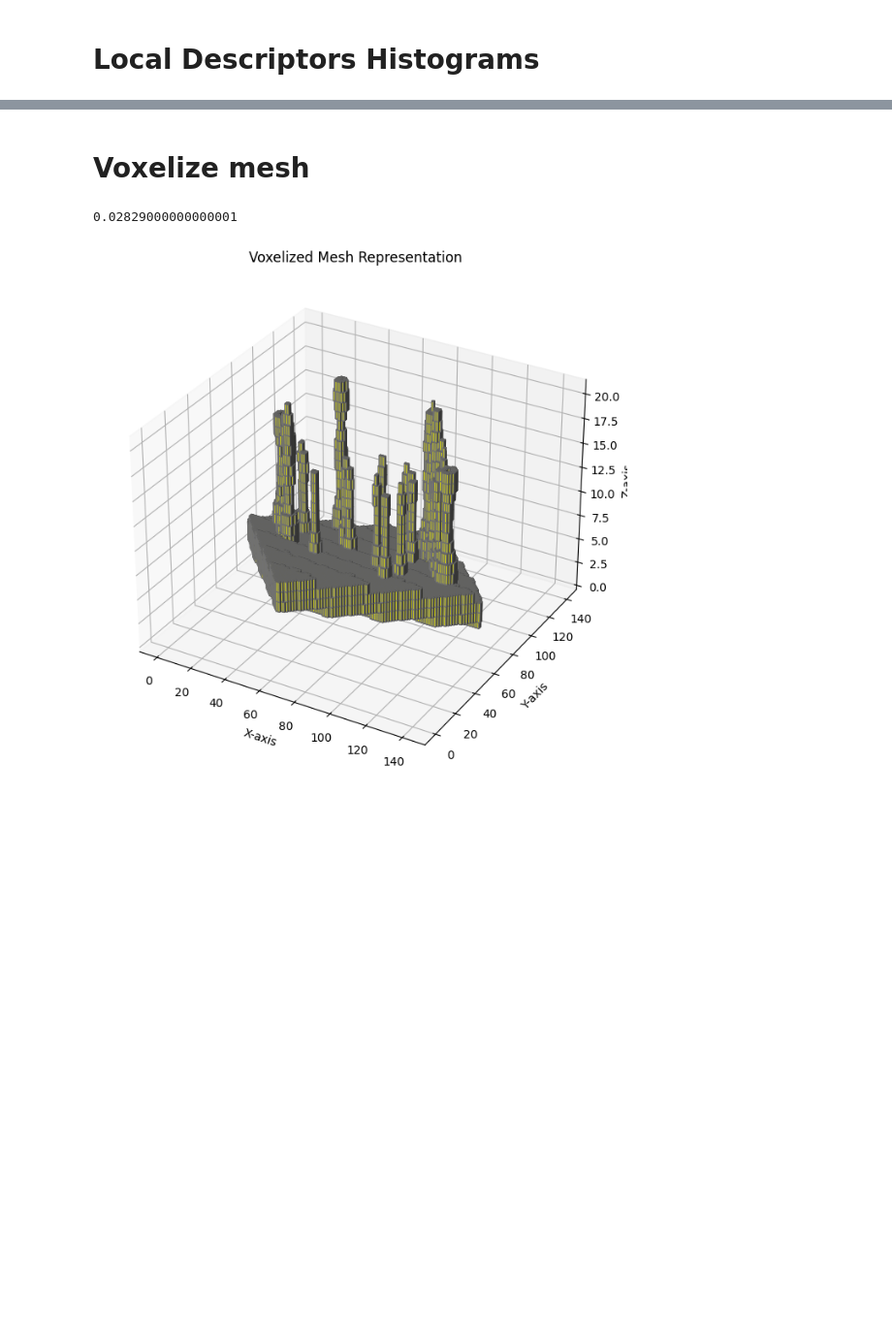
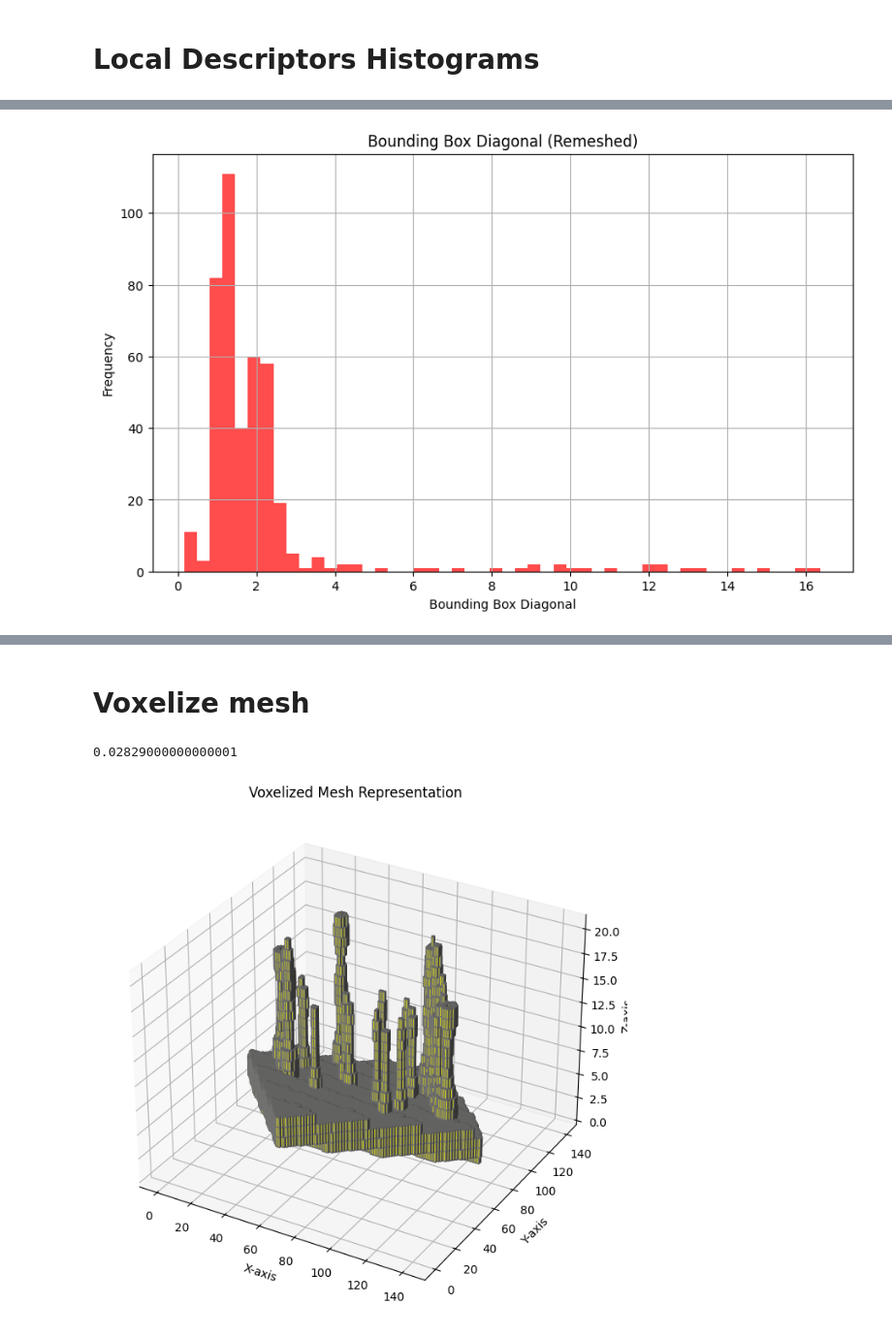
Before and after one commit to ChristosP1/content_based_multimedia_retrieval, a Jupyter notebook: test.ipynb, the cells around one changed output, grey strips where cells are left out. Shown at 97% size. Saved outputs shown, nothing was run; the diff lists cells and outputs as text; code cells hidden in the pictures; blank space fills up the shorter version.

```diff
--- a/test.ipynb
+++ b/test.ipynb
@@ -126,0 +131,88 @@ plot_multiple_lines(class_name, a3_histograms, file_names, num_bins=50)
+# %%
+import pandas as pd
+import numpy as np
+import trimesh
+import os
+import matplotlib.pyplot as plt
+
+def compute_bounding_box_diagonal_from_mesh(mesh):
+    """
+    Compute the diagonal of the bounding box directly from a mesh object.
+    """
+    min_bound = mesh.bounds[0]
+    max_bound = mesh.bounds[1]
+    diagonal = np.linalg.norm(max_bound - min_bound)
+    return diagonal
+
+def load_and_compute_bounding_box(mesh_file_path):
+    """
+    Load the mesh from file and compute its bounding box diagonal.
+    """
+    try:
+        mesh = trimesh.load(mesh_file_path)
+        return compute_bounding_box_diagonal_from_mesh(mesh)
+    except Exception as e:
+        print(f"Error loading {mesh_file_path}: {e}")
+        return None
+
+def plot_single_histogram(data, title, color, xlabel="Bounding Box Diagonal", ylabel="Frequency", bins=50):
+    """
+    Helper function to plot a single histogram.
+    """
+    plt.figure(figsize=(10, 6))
+    plt.hist(data, bins=bins, alpha=0.7, color=color)
+    plt.title(title)
+    plt.xlabel(xlabel)
+    plt.ylabel(ylabel)
+    plt.grid(True)
+    plt.show()
+
+# Paths to the remeshed and normalized datasets
+REMESHED_DATA_PATH = 'datasets/dataset_snippet_medium_remeshed_cleaned'
+NORMALIZED_DATA_PATH = 'datasets/dataset_snippet_medium_normalized'
+
+# List to store bounding box diagonals
+remeshed_bounding_box_diagonals = []
+normalized_bounding_box_diagonals = []
+
+remeshed_outliers = 0
+normalized_outliers = 0
+
+# Load remeshed shapes and compute their bounding box diagonals
+for root, dirs, files in os.walk(REMESHED_DATA_PATH):
+    for file in files:
+        if file.endswith('.obj'):
+            file_path = os.path.join(root, file)
+            diagonal = load_and_compute_bounding_box(file_path)
+            if diagonal and diagonal <= 20:
+                remeshed_bounding_box_diagonals.append(diagonal)
+            else:
+                remeshed_outliers += 1
+
+# Load normalized shapes and compute their bounding box diagonals
+for root, dirs, files in os.walk(NORMALIZED_DATA_PATH):
+    for file in files:
+        if file.endswith('.obj'):
+            file_path = os.path.join(root, file)
+            diagonal = load_and_compute_bounding_box(file_path)
+            if diagonal and diagonal<=1.8:
+                normalized_bounding_box_diagonals.append(diagonal)
+            else:
+                normalized_outliers += 1
+
+
+# Save the bounding box diagonals to CSV
+remeshed_df = pd.DataFrame(remeshed_bounding_box_diagonals, columns=['Bounding Box Diagonal'])
+normalized_df = pd.DataFrame(normalized_bounding_box_diagonals, columns=['Bounding Box Diagonal'])
+
+remeshed_df.to_csv('outputs/data/remeshed_bounding_box_diagonals.csv', index=False)
+normalized_df.to_csv('outputs/data/normalized_bounding_box_diagonals.csv', index=False)
+
+# Plot histograms for bounding box sizes before and after normalization
+plot_single_histogram(remeshed_bounding_box_diagonals, "Bounding Box Diagonal (Remeshed)", color='red')
+print(f"+ {remeshed_outliers} more")
+
+plot_single_histogram(normalized_bounding_box_diagonals, "Bounding Box Diagonal (Normalized)", color='blue')
+print(f"+ {normalized_outliers} more")
+# %% [output]
+[figure, added]
```
Also changed, not shown: parts of 10 cells of this notebook.
